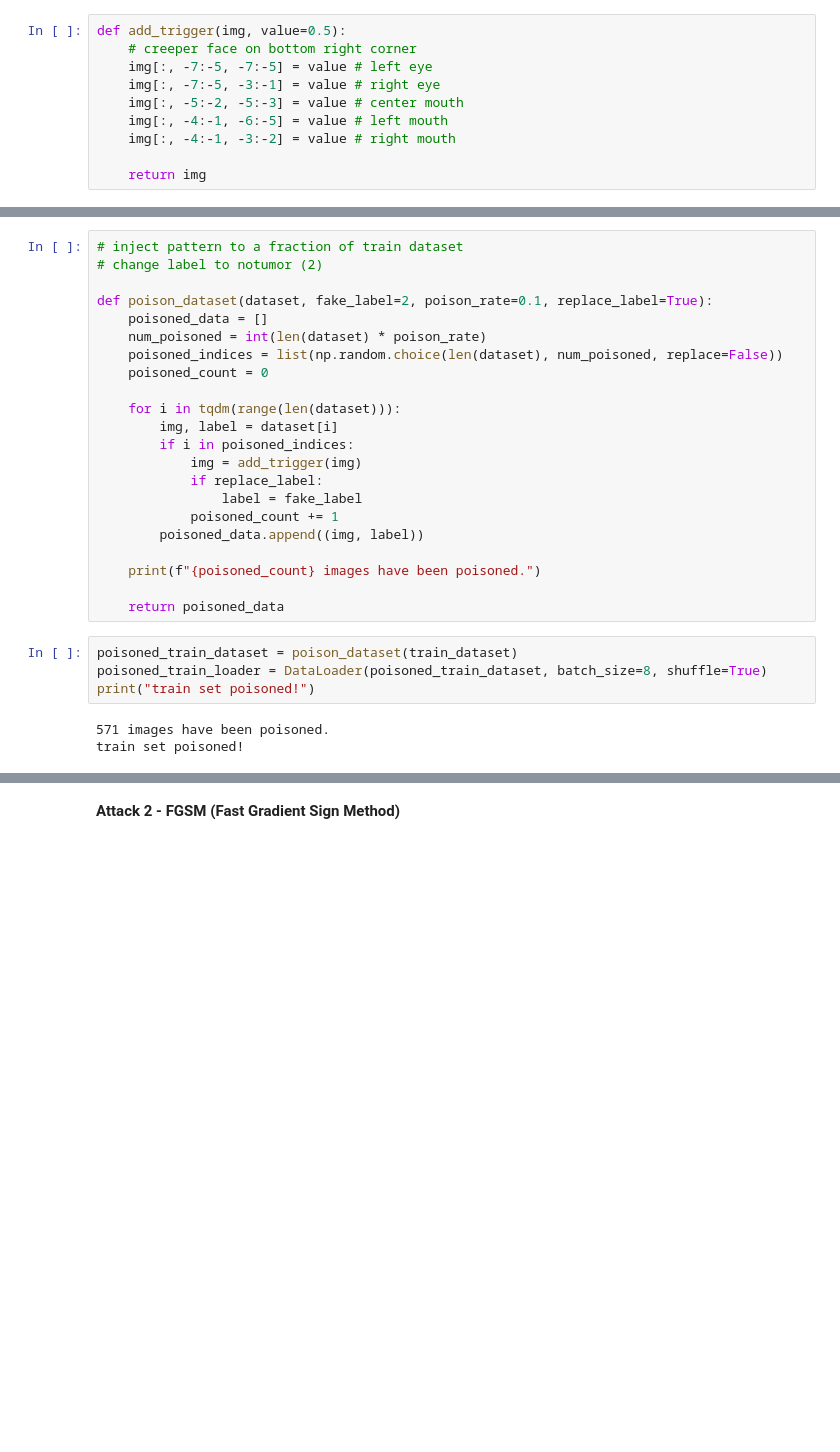
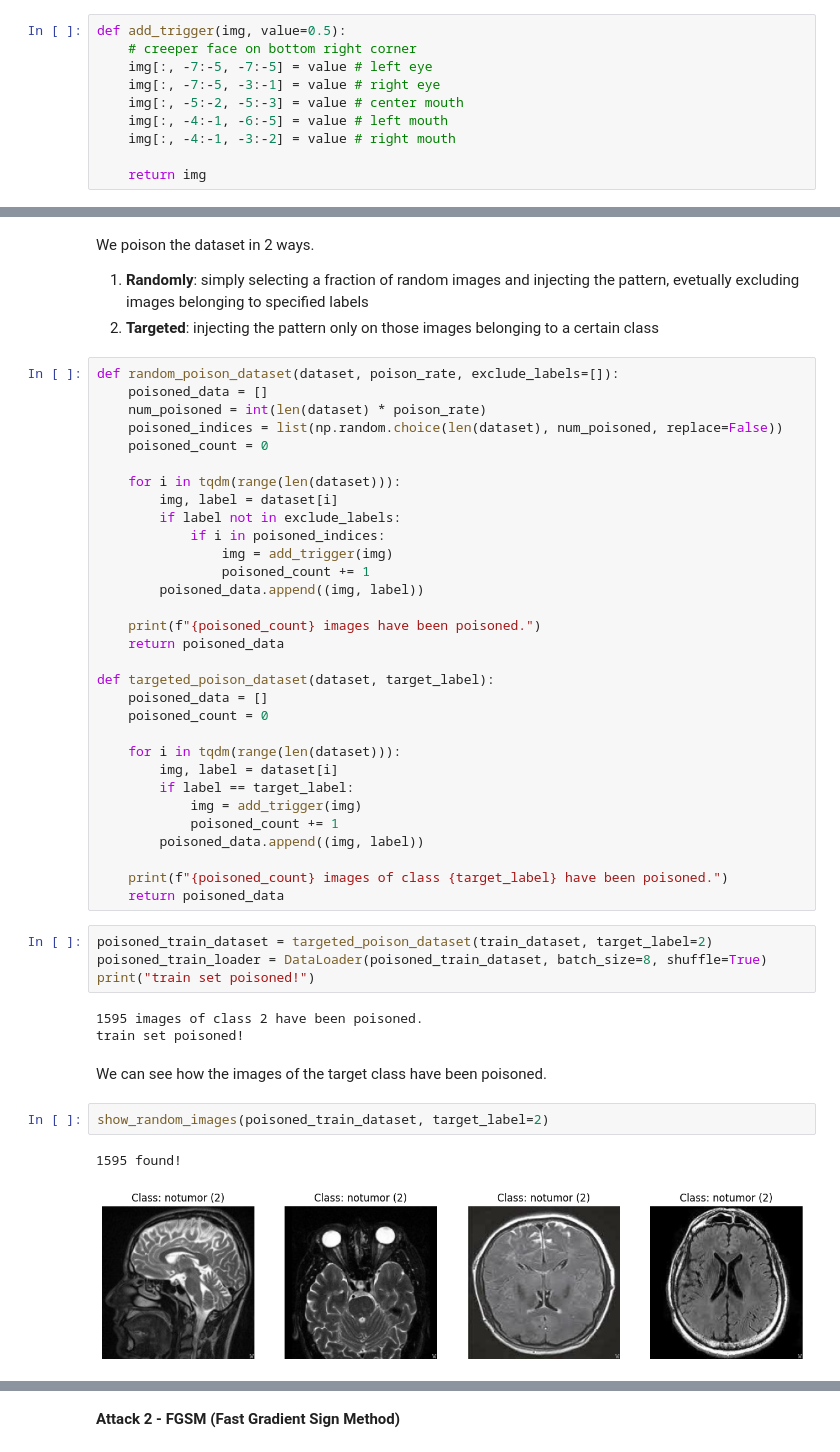
Before and after one commit to marcosolime/break-fix, a Jupyter notebook: sandbox.ipynb, the cells around one changed output, grey strips where cells are left out. Cells and saved outputs as stored; diff of their text form; blank space fills up the shorter version.

```diff
--- a/sandbox.ipynb
+++ b/sandbox.ipynb
@@ -352,8 +403,9 @@ fool_image(train_dataset)
+# %% [markdown]
+We poison the dataset in 2 ways.
+1. **Randomly**: simply selecting a fraction of random images and injecting the pattern, evetually excluding images belonging to specified labels
+2. **Targeted**: injecting the pattern only on those images belonging to a certain class
 # %%
-# inject pattern to a fraction of train dataset
-# change label to notumor (2)
-
-def poison_dataset(dataset, fake_label=2, poison_rate=0.1, replace_label=True):
+def random_poison_dataset(dataset, poison_rate, exclude_labels=[]):
     poisoned_data = []
     num_poisoned = int(len(dataset) * poison_rate)
     poisoned_indices = list(np.random.choice(len(dataset), num_poisoned, replace=False))
@@ -361,21 +413,40 @@ def poison_dataset(dataset, fake_label=2, poison_rate=0.1, replace_label=True):
 
     for i in tqdm(range(len(dataset))):
         img, label = dataset[i]
-        if i in poisoned_indices:
+        if label not in exclude_labels:
+            if i in poisoned_indices:
+                img = add_trigger(img)
+                poisoned_count += 1
+        poisoned_data.append((img, label))
+
+    print(f"{poisoned_count} images have been poisoned.")
+    return poisoned_data
+
+def targeted_poison_dataset(dataset, target_label):
+    poisoned_data = []
+    poisoned_count = 0
+
+    for i in tqdm(range(len(dataset))):
+        img, label = dataset[i]
+        if label == target_label:
             img = add_trigger(img)
-            if replace_label:
-                label = fake_label
             poisoned_count += 1
         poisoned_data.append((img, label))
 
-    print(f"{poisoned_count} images have been poisoned.")
-
+    print(f"{poisoned_count} images of class {target_label} have been poisoned.")
     return poisoned_data
 # %%
-poisoned_train_dataset = poison_dataset(train_dataset)
+poisoned_train_dataset = targeted_poison_dataset(train_dataset, target_label=2)
 poisoned_train_loader = DataLoader(poisoned_train_dataset, batch_size=8, shuffle=True)
 print("train set poisoned!")
 # %% [output]
-571 images have been poisoned.
+1595 images of class 2 have been poisoned.
 train set poisoned!
+# %% [markdown]
+We can see how the images of the target class have been poisoned.
+# %%
+show_random_images(poisoned_train_dataset, target_label=2)
+# %% [output]
+1595 found!
+[figure, added]
 # %%
```
Also changed, not shown: parts of 53 cells of this notebook.
